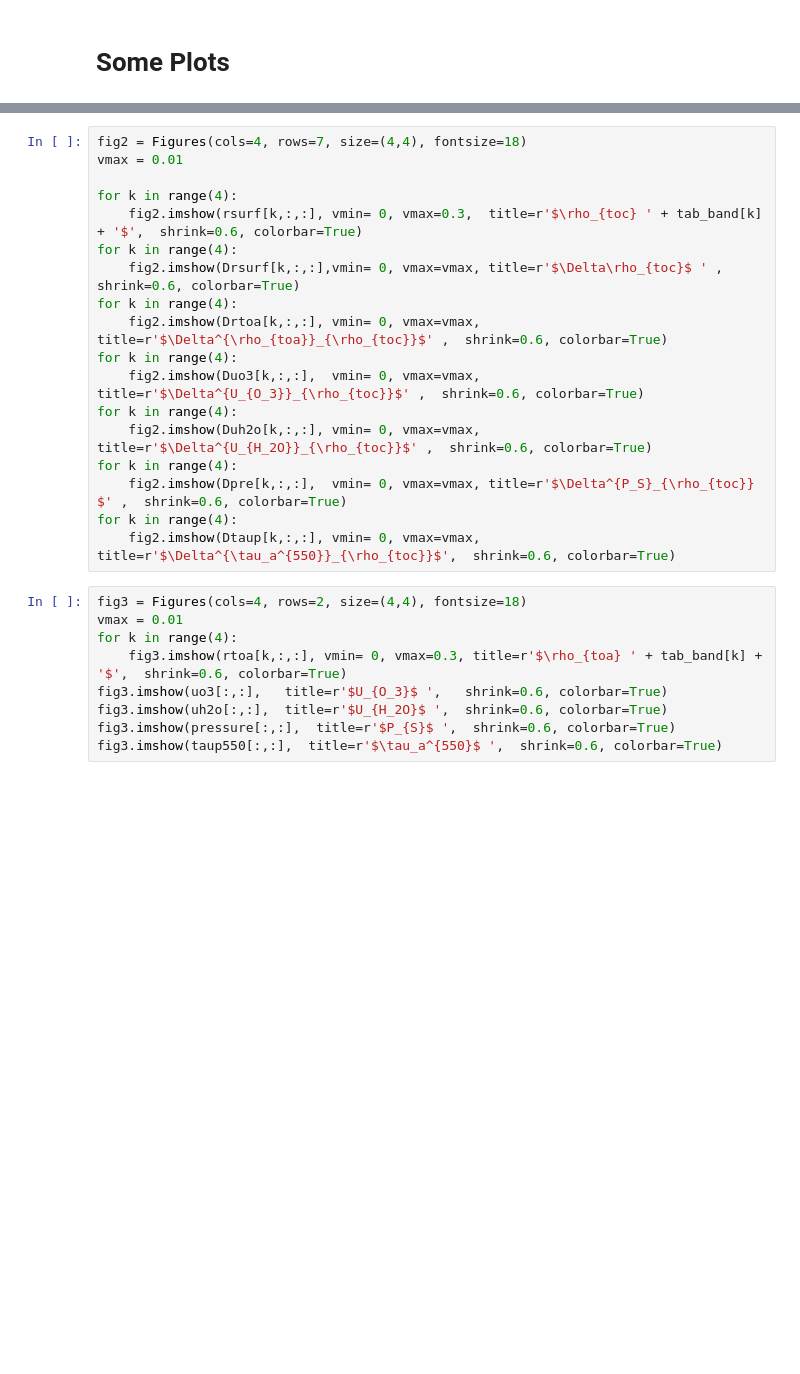
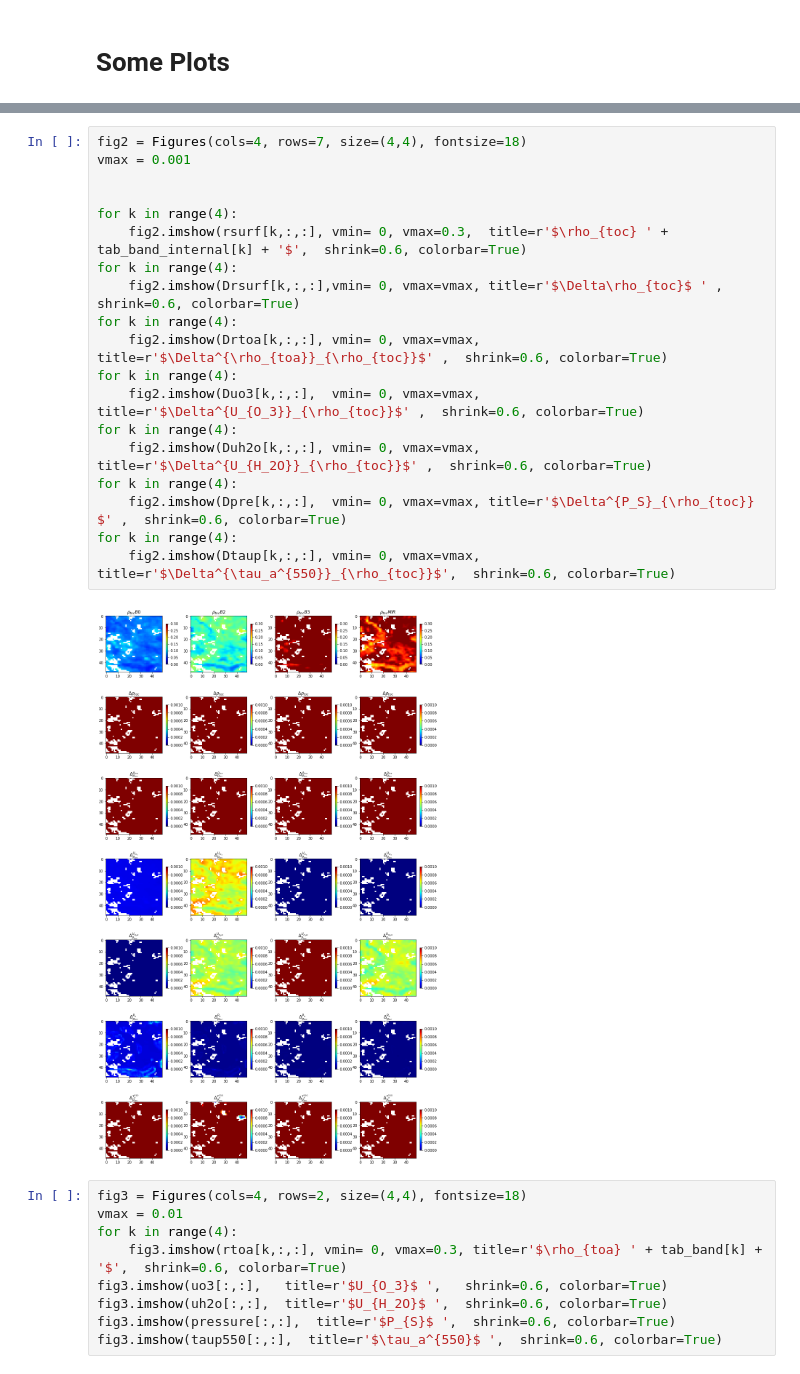
Before and after one commit to hygeos/smaccl, a Jupyter notebook: smacg-example.ipynb, the cells around one changed output, grey strips where cells are left out. Cells and saved outputs as stored; diff of their text form; blank space fills up the shorter version.

```diff
--- a/smacg-example.ipynb
+++ b/smacg-example.ipynb
@@ -744,21 +755,24 @@ for k in range(4):
 # %%
 fig2 = Figures(cols=4, rows=7, size=(4,4), fontsize=18)
-vmax = 0.01
+vmax = 0.001
+
 
 for k in range(4):
-    fig2.imshow(rsurf[k,:,:], vmin= 0, vmax=0.3,  title=r'$\rho_{toc} ' + tab_band[k] + '$',  shrink=0.6, colorbar=True)
+    fig2.imshow(rsurf[k,:,:], vmin= 0, vmax=0.3,  title=r'$\rho_{toc} ' + tab_band_internal[k] + '$',  shrink=0.6, colorbar=True)
 for k in range(4):
     fig2.imshow(Drsurf[k,:,:],vmin= 0, vmax=vmax, title=r'$\Delta\rho_{toc}$ ' ,  shrink=0.6, colorbar=True)
 for k in range(4):
     fig2.imshow(Drtoa[k,:,:], vmin= 0, vmax=vmax, title=r'$\Delta^{\rho_{toa}}_{\rho_{toc}}$' ,  shrink=0.6, colorbar=True)
 for k in range(4):
     fig2.imshow(Duo3[k,:,:],  vmin= 0, vmax=vmax, title=r'$\Delta^{U_{O_3}}_{\rho_{toc}}$' ,  shrink=0.6, colorbar=True)
 for k in range(4):
     fig2.imshow(Duh2o[k,:,:], vmin= 0, vmax=vmax, title=r'$\Delta^{U_{H_2O}}_{\rho_{toc}}$' ,  shrink=0.6, colorbar=True)
 for k in range(4):
     fig2.imshow(Dpre[k,:,:],  vmin= 0, vmax=vmax, title=r'$\Delta^{P_S}_{\rho_{toc}} $' ,  shrink=0.6, colorbar=True)
 for k in range(4):
     fig2.imshow(Dtaup[k,:,:], vmin= 0, vmax=vmax, title=r'$\Delta^{\tau_a^{550}}_{\rho_{toc}}$',  shrink=0.6, colorbar=True)
+# %% [output]
+[figure, added]
 # %%
 fig3 = Figures(cols=4, rows=2, size=(4,4), fontsize=18)
 vmax = 0.01
```
Also changed, not shown: parts of 13 cells of this notebook, 1 other file.
